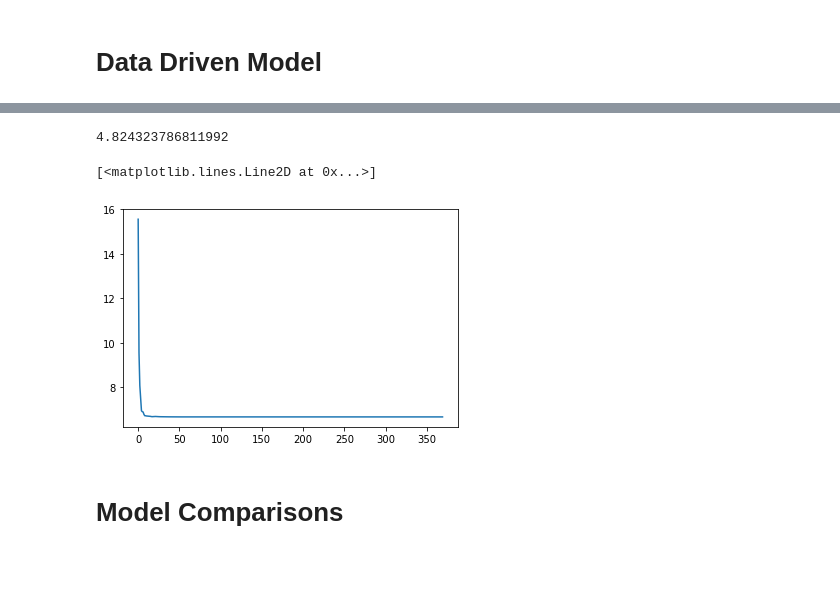
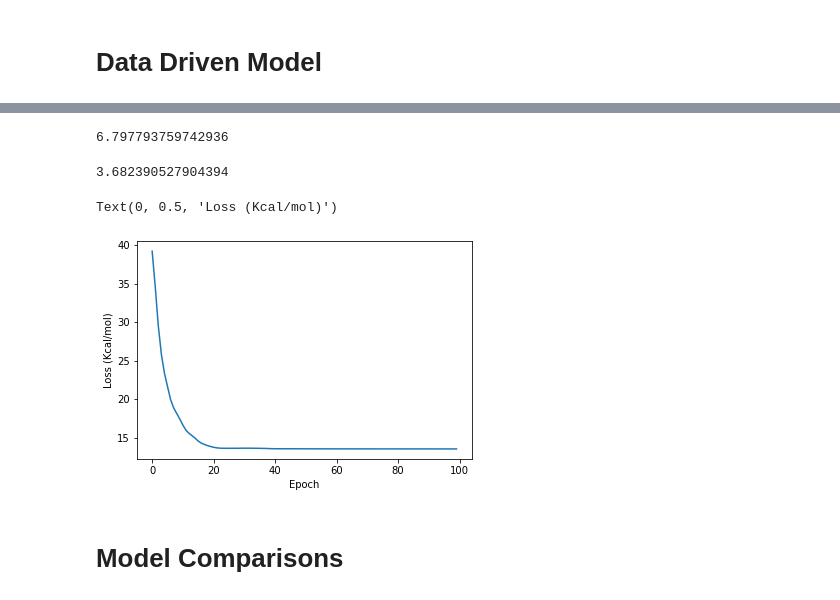
Before and after one commit to saharctech/Binding-Free-Energy-Prediction-Host-Guest-System, a Jupyter notebook: model/host-guest-binding-enthalpy-model.ipynb, the cells around one changed output, grey strips where cells are left out. Cells and saved outputs as stored; diff of their text form; code cells hidden in the pictures; blank space fills up the shorter version.

Commit message:
new model added

```diff
--- a/model/host-guest-binding-enthalpy-model.ipynb
+++ b/model/host-guest-binding-enthalpy-model.ipynb
@@ -86,0 +73,5 @@ guest_names_test = guest_names[int(len(guest_names) / 2) + one_add:]
+# %%
+host_names_train = host_names[:split_index]
+guest_names_train = guest_names[:split_index]
+host_names_test = host_names[split_index:]
+guest_names_test = guest_names[split_index:]
@@ -154,3 +145,10 @@ x_test.shape
 #     for i in range(1, len(multiConvMol.get_deg_adjacency_lists())):
 #         new_x_feat.append(multiConvMol.get_deg_adjacency_lists()[i])
 #     X_features.append(new_x_feat)
+# %%
+## !!!!!!!! important
+## !!!!!!!! important
+## !!!!!!!! important
+## !!!!!!!! important
+batch_size = len(host_names_train)
+batch_size
@@ -374,3 +352,6 @@ print(pb_r_squared)
 ## !!!!!!!! important
 ## !!!!!!!! important
 input_shapes = [i.shape for i in x_preprocessed_train]
+# %%
+batch_size = len(host_names_train)
+batch_size
@@ -427,5 +416,7 @@ class GBGraphConvModel(tf.keras.Model):
 model = GBGraphConvModel()
 model.compile(loss='mse', optimizer='adam')
 # %%
-history_dd_train = model.fit(x_train, y_train.reshape([1, -1]), epochs=370)
+# history_dd_train = model.fit(x_train, y_train.reshape([1, -1]), epochs=200)
+
+history_dd_train = model.fit(x_train, y_train.reshape([1, -1]), epochs=100)
 # %% [output]
@@ -457,14 +448,22 @@ model.evaluate(x_test, y_test.reshape([1, -1]))
 # %%
-dd_rmse_test = np.sqrt(23.2741)
+dd_rmse_test = np.sqrt(46.21)
 print(dd_rmse_test)
 # %% [output]
-4.824323786811992
+6.797793759742936
+# %%
+import math
+train_dd_rmse = math.sqrt(13.56)
+train_dd_rmse
+# %% [output]
+3.682390527904394
 # %%
 import matplotlib.pyplot as plt
 plt.plot(history_dd_train.history['loss'])
+plt.xlabel("Epoch")
+plt.ylabel("Loss (Kcal/mol)")
 # %% [output]
-[<matplotlib.lines.Line2D at 0x...>]
+Text(0, 0.5, 'Loss (Kcal/mol)')
-[figure, old version]
+[figure, new version]
 # %% [markdown]
 <h1> Model Comparisons </h1>
 # %%
```
Also changed, not shown: parts of 36 cells of this notebook, 4 other files.
